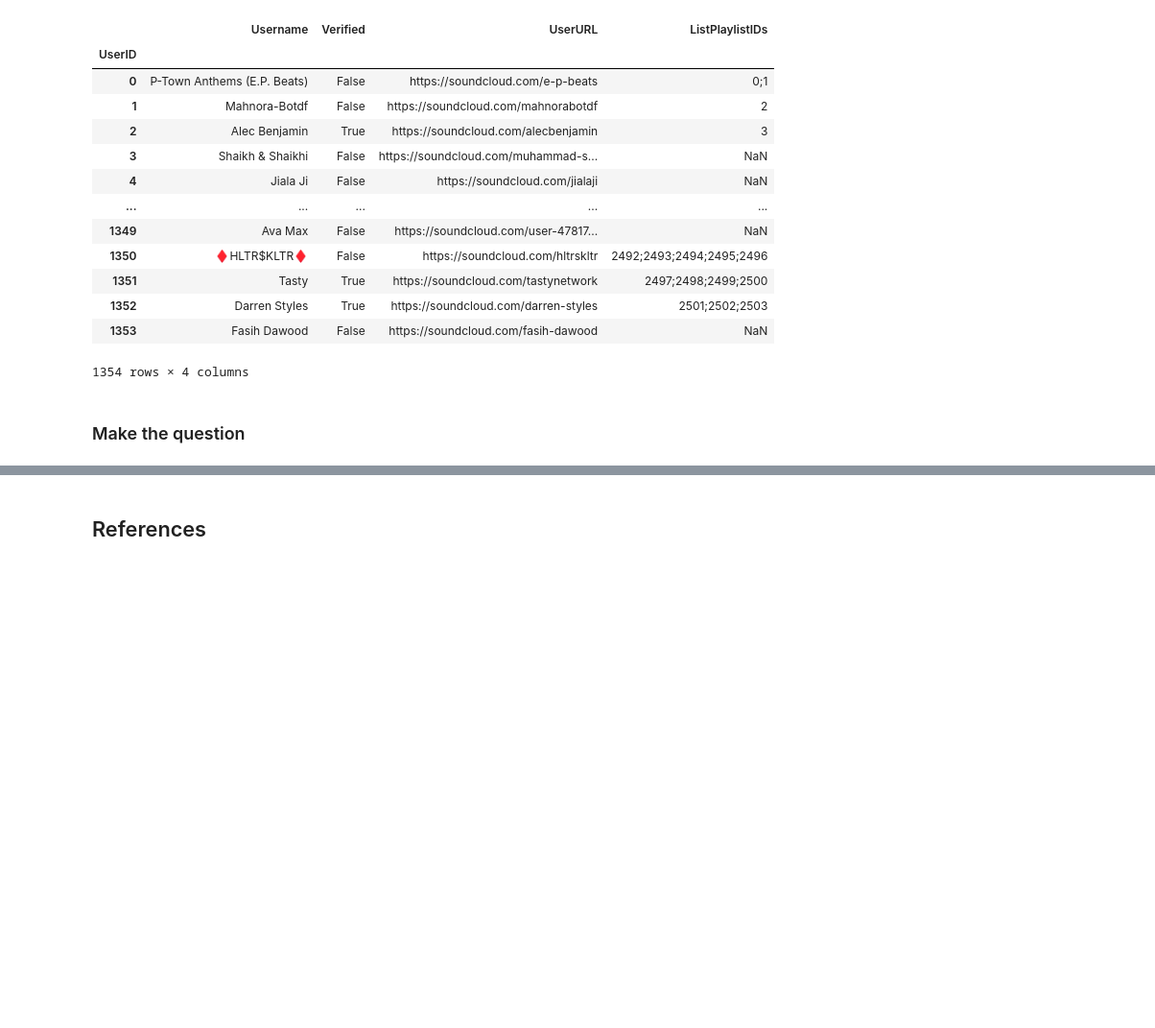
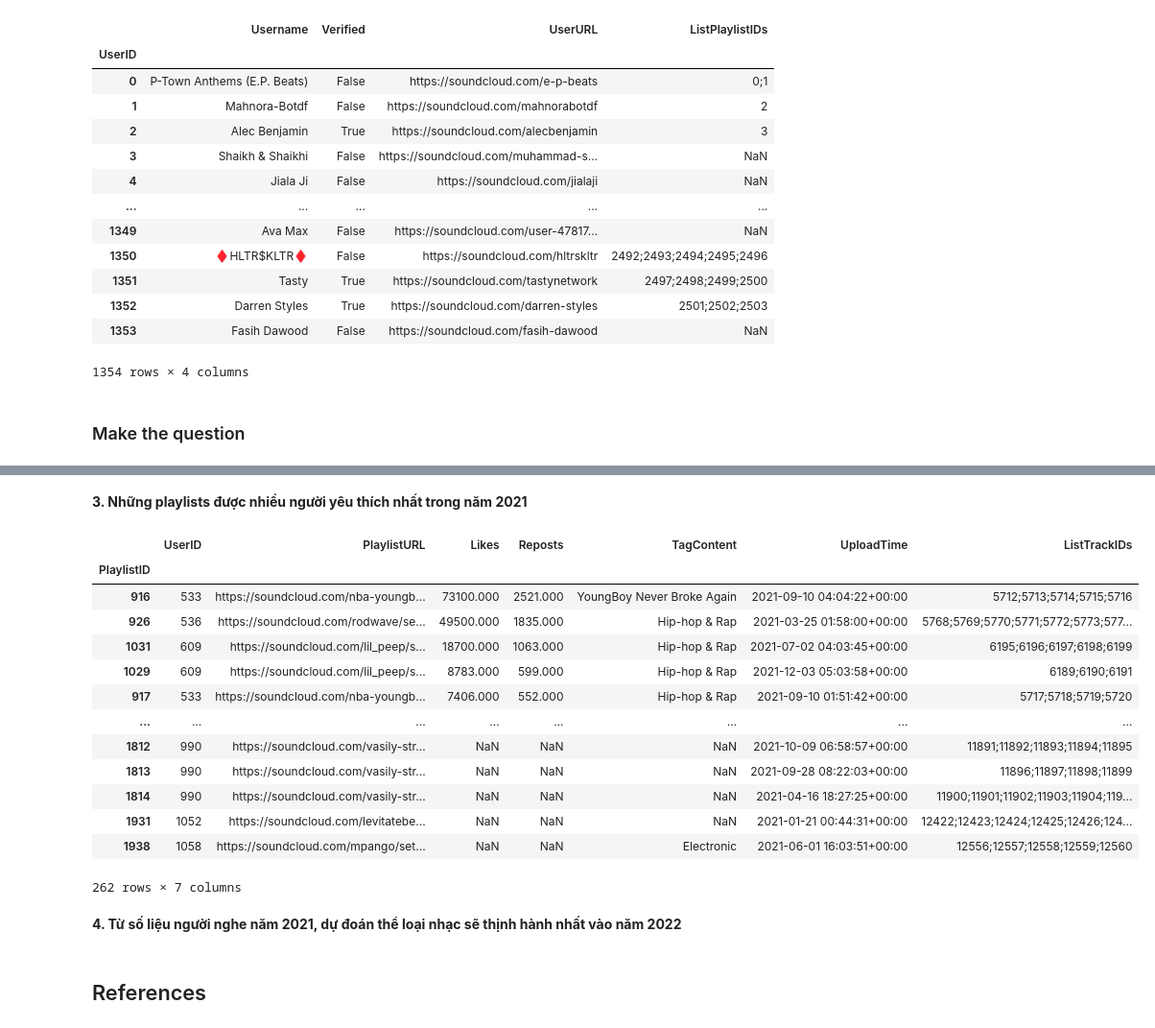
Before and after one commit to vntan/SoundCloudAnalysis, a Jupyter notebook: SoundCloudAnalysis.ipynb, the cells around one changed output, grey strips where cells are left out. Shown at 96% size. Cells and saved outputs as stored; diff of their text form; code cells hidden in the pictures; blank space fills up the shorter version.

```diff
--- a/SoundCloudAnalysis.ipynb
+++ b/SoundCloudAnalysis.ipynb
@@ -1048,2 +1078,26 @@ users_nonnumberic_df
+# %% [markdown]
+**3. Những playlists được nhiều người yêu thích nhất trong năm 2021**
+# %%
+Most_popular_playplist = playlists_df.sort_values(by='Likes', ascending=False)
+#in 2021
+Most_popular_playplist = Most_popular_playplist[Most_popular_playplist['UploadTime'].dt.year == 2021]
+Most_popular_playplist
+# %% [output]
+|  | UserID | PlaylistURL | Likes | Reposts | TagContent | UploadTime | ListTrackIDs |
+| PlaylistID |  |  |  |  |  |  |  |
+| 916 | 533 | https://soundcloud.com/nba-youngb... | 73100.000 | 2521.000 | YoungBoy Never Broke Again | 2021-09-10 04:04:22+00:00 | 5712;5713;5714;5715;5716 |
+| 926 | 536 | https://soundcloud.com/rodwave/se... | 49500.000 | 1835.000 | Hip-hop & Rap | 2021-03-25 01:58:00+00:00 | 5768;5769;5770;5771;5772;5773;577... |
+| 1031 | 609 | https://soundcloud.com/lil_peep/s... | 18700.000 | 1063.000 | Hip-hop & Rap | 2021-07-02 04:03:45+00:00 | 6195;6196;6197;6198;6199 |
+| 1029 | 609 | https://soundcloud.com/lil_peep/s... | 8783.000 | 599.000 | Hip-hop & Rap | 2021-12-03 05:03:58+00:00 | 6189;6190;6191 |
+| 917 | 533 | https://soundcloud.com/nba-youngb... | 7406.000 | 552.000 | Hip-hop & Rap | 2021-09-10 01:51:42+00:00 | 5717;5718;5719;5720 |
+| ... | ... | ... | ... | ... | ... | ... | ... |
+| 1812 | 990 | https://soundcloud.com/vasily-str... | NaN | NaN | NaN | 2021-10-09 06:58:57+00:00 | 11891;11892;11893;11894;11895 |
+| 1813 | 990 | https://soundcloud.com/vasily-str... | NaN | NaN | NaN | 2021-09-28 08:22:03+00:00 | 11896;11897;11898;11899 |
+| 1814 | 990 | https://soundcloud.com/vasily-str... | NaN | NaN | NaN | 2021-04-16 18:27:25+00:00 | 11900;11901;11902;11903;11904;119... |
+| 1931 | 1052 | https://soundcloud.com/levitatebe... | NaN | NaN | NaN | 2021-01-21 00:44:31+00:00 | 12422;12423;12424;12425;12426;124... |
+| 1938 | 1058 | https://soundcloud.com/mpango/set... | NaN | NaN | Electronic | 2021-06-01 16:03:51+00:00 | 12556;12557;12558;12559;12560 |
+262 rows × 7 columns
+# %% [markdown]
+**4. Từ số liệu người nghe năm 2021, dự đoán thể loại nhạc sẽ thịnh hành nhất vào năm 2022**
 # %% [markdown]
 ## References
```
Also changed, not shown: parts of 6 cells of this notebook.
